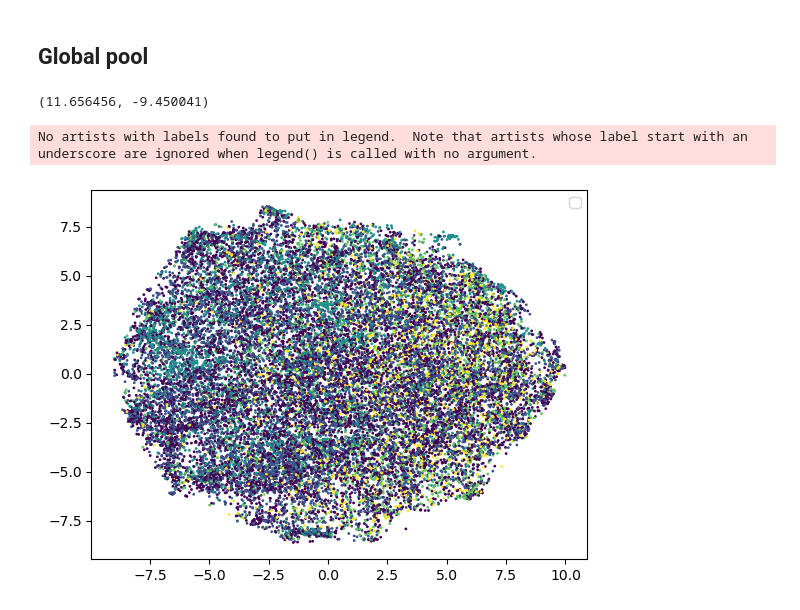
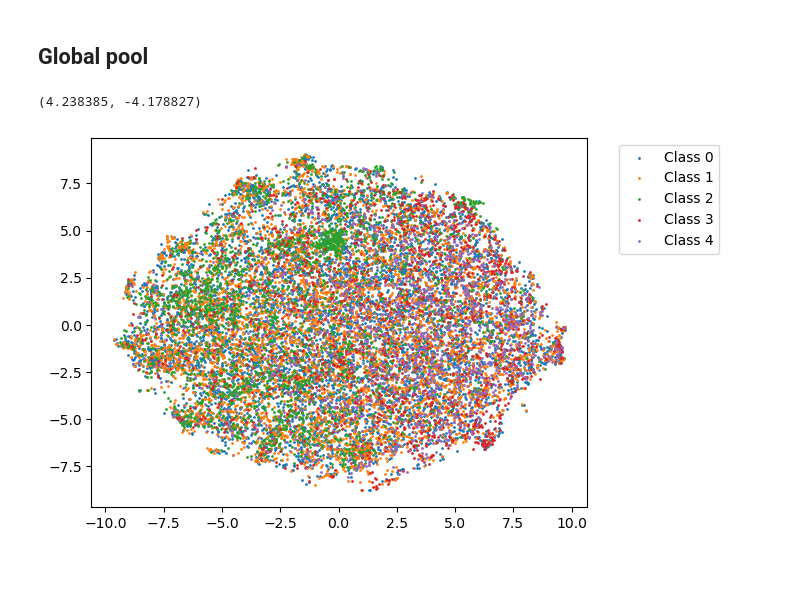
Before and after one commit to amir-goudarzi/IMU_testing, a Jupyter notebook: notebooks/embeddings_stats.ipynb, the cells around one changed output. Cells and saved outputs as stored; diff of their text form; code cells hidden in the pictures; blank space fills up the shorter version.

```diff
--- a/notebooks/embeddings_stats.ipynb
+++ b/notebooks/embeddings_stats.ipynb
@@ -32,16 +25,17 @@ No artists with labels found to put in legend.  Note that artists whose label st
 # %% [markdown]
 ## Global pool
 # %%
-embeddings_loc = os.path.join('data', 'EPIC-KITCHENS', 'IMU', 'audio_mae', 'global_pool')
-filename = 'feature_embeddings.pkl'
+embedding_type = 'global_pool'
+mask=0.5
+embeddings_loc = os.path.join('data', 'EPIC-KITCHENS', 'IMU', 'audio_mae', embedding_type)
+filename = f'feature_embeddings_mask({mask}).pkl'
 # %%
 embeddings, labels = load_embeddings(embeddings_loc, filename, top_labels=5)
 embeddings.max(), embeddings.min()
 # %% [output]
-(11.656456, -9.450041)
+(4.238385, -4.178827)
 # %%
-plot_TSNE(embeddings, labels, n_components=2, perplexity=12_000, n_iter=10_000, random_state=42, s=1)
+plot_TSNE(embeddings, labels, n_components=2, perplexity=12_000, n_iter=10_000, random_state=42, s=1, save=True, filename=f'tsne_global_pool_mask{mask}')
 # %% [output]
-No artists with labels found to put in legend.  Note that artists whose label start with an underscore are ignored when legend() is called with no argument.
-[figure, old version]
+[figure, new version]
 # %%
```
Also changed, not shown: parts of 7 cells of this notebook, 59 other files.
